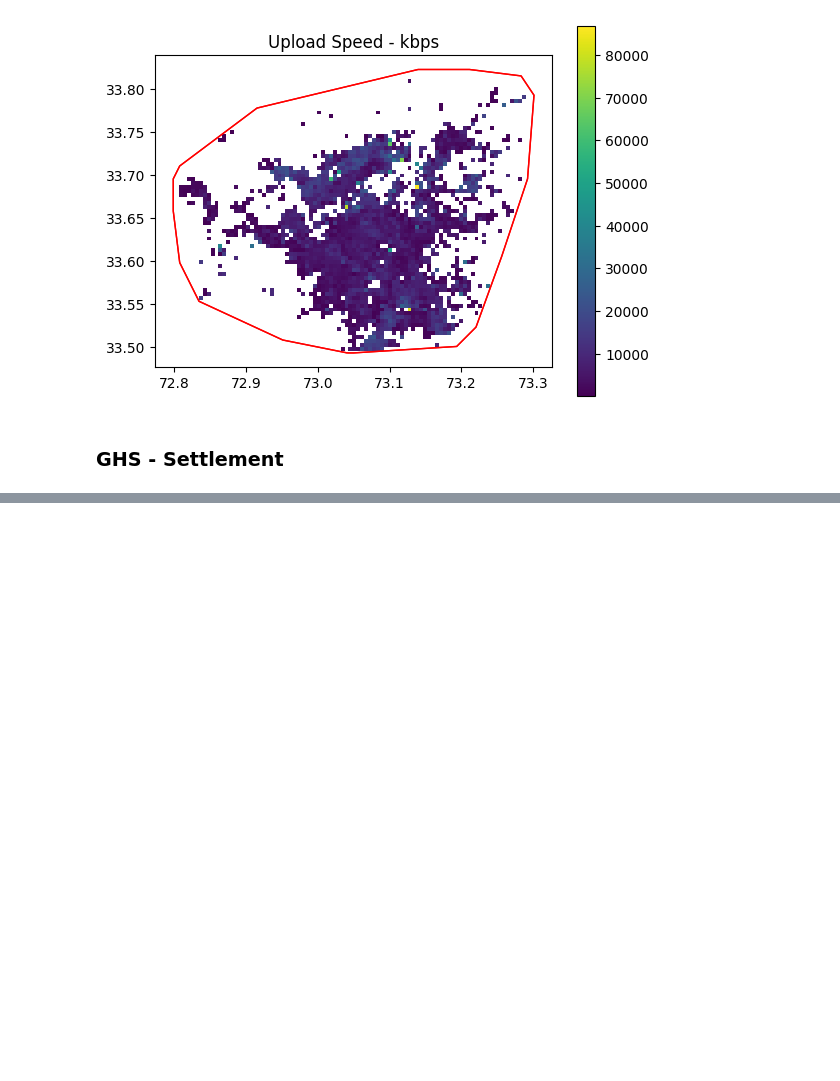
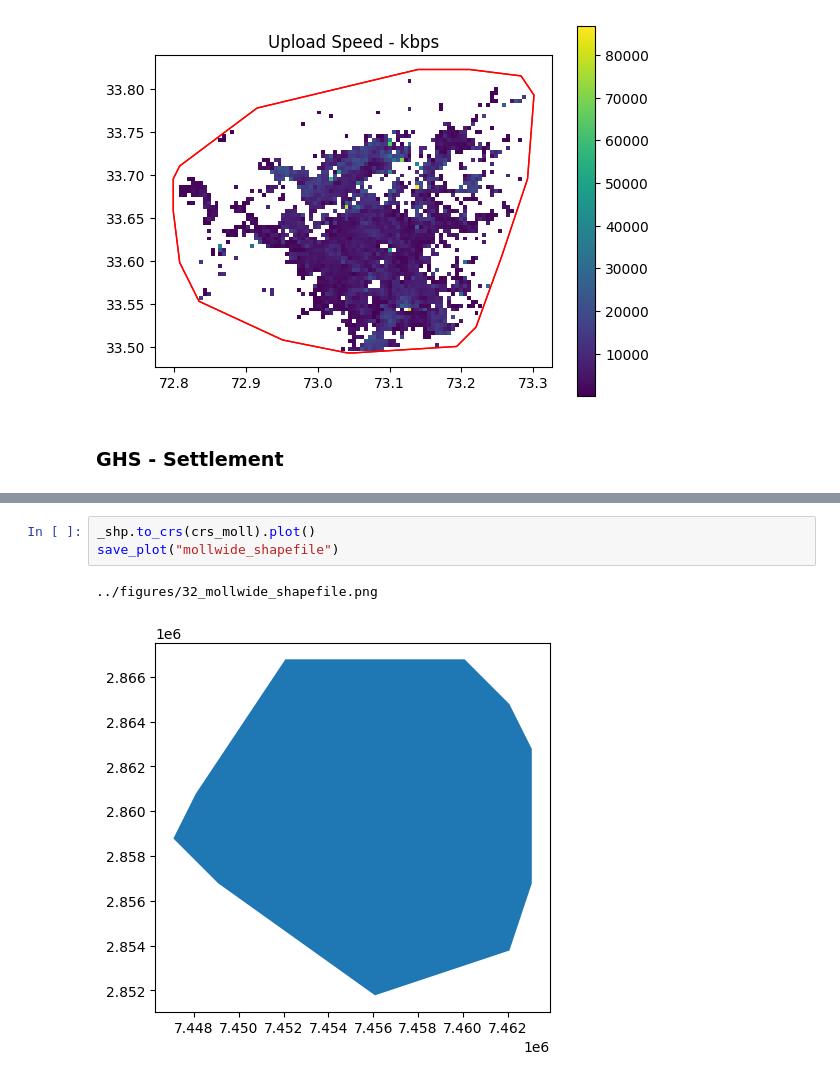
Before and after one commit to TJhon/python-raster-crop, a Jupyter notebook: tutorials/reference.ipynb, the cells around one changed output, grey strips where cells are left out. Cells and saved outputs as stored; diff of their text form; blank space fills up the shorter version.

```diff
--- a/tutorials/reference.ipynb
+++ b/tutorials/reference.ipynb
@@ -1263,0 +1198,6 @@ with rasterio.open(tiff_sample) as raster:
+# %%
+_shp.to_crs(crs_moll).plot()
+save_plot("mollwide_shapefile")
+# %% [output]
+../figures/32_mollwide_shapefile.png
+[figure, added]
```
Also changed, not shown: parts of 18 cells of this notebook, 4 other files.
